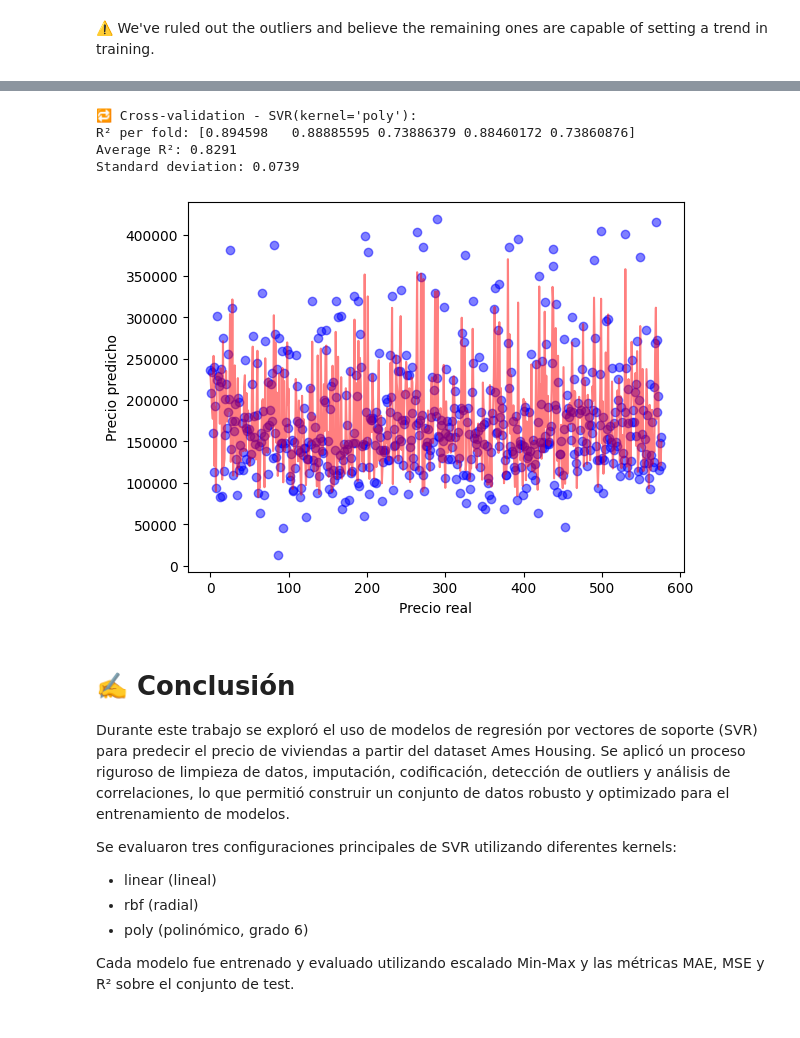
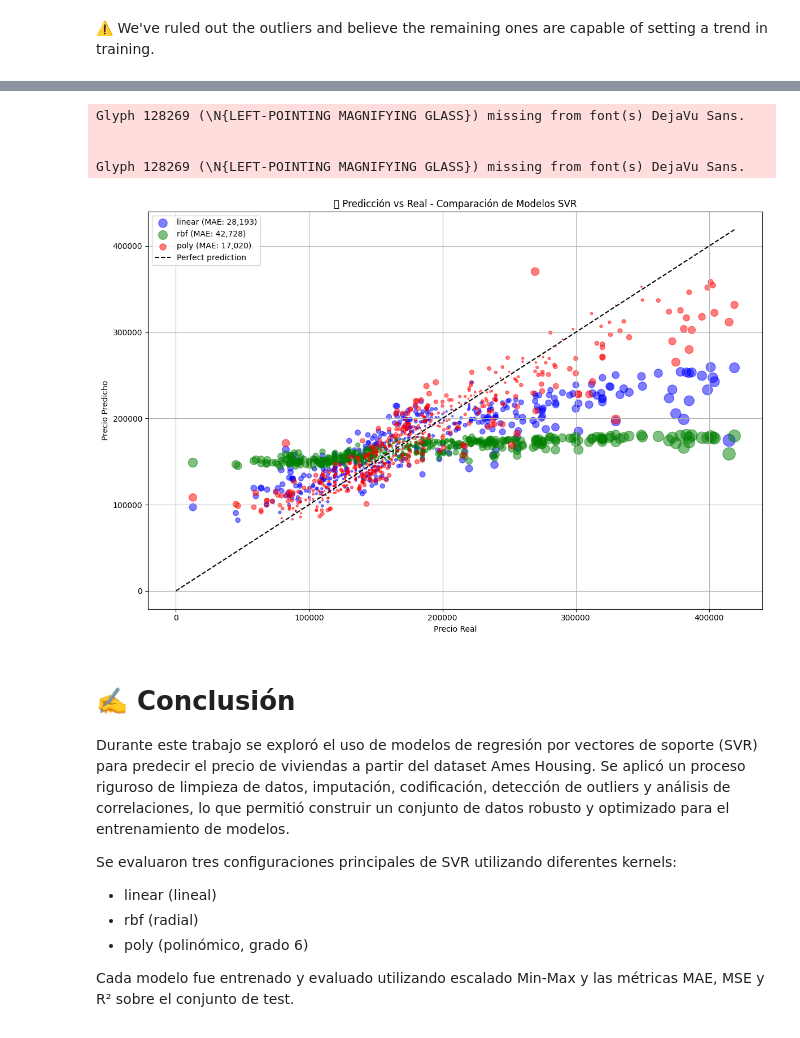
Before and after one commit to hhvergara/ml_clasificacion_regresion, a Jupyter notebook: API3.ipynb, the cells around one changed output, grey strips where cells are left out. Cells and saved outputs as stored; diff of their text form; code cells hidden in the pictures.

```diff
--- a/API3.ipynb
+++ b/API3.ipynb
@@ -461,31 +498,57 @@ Error metrics for poly:
 📏 MSE (SVR poly): 618,606,864.97
 📏 R2 (SVR poly): 0.87
 [figure]
-# %%
-# Create the pipeline with scaling and the polynomial SVR model
-svr_poly_pipeline = Pipeline([
-    ('scaler', MinMaxScaler()),
-    ('svr', svm.SVR(kernel='poly', C=200, gamma='scale', epsilon=0.1, degree=6, coef0=0.01))
-])
-
-# Configure K-Fold with shuffle for better data mixing
-cv = KFold(n_splits=5, shuffle=True, random_state=42)
-
-# Evaluate using R² as the performance metric
-scores = cross_val_score(svr_poly_pipeline, X, y, cv=cv, scoring='r2')
-
-# Display results
-print("🔁 Cross-validation - SVR(kernel='poly'):")
-print("R² per fold:", scores)
-print(f"Average R²: {scores.mean():.4f}")
-print(f"Standard deviation: {scores.std():.4f}")
-plot_results(y_test, y_pred)
-# %% [output]
-🔁 Cross-validation - SVR(kernel='poly'):
-R² per fold: [0.894598   0.88885595 0.73886379 0.88460172 0.73860876]
-Average R²: 0.8291
-Standard deviation: 0.0739
-[figure, removed]
+# %%
+def plot_bubble_predictions(y_test, results_dict):
+    """
+    Displays a bubble chart showing the predictions of multiple models compared to the actual value.
+
+    :param y_test: real values of the target variable
+    :param results_dict: dictionary with the results of the models
+    """
+    plt.figure(figsize=(12, 8))
+
+    # Convert y_test to np.array if in Pandas Series format
+    y_real = np.array(y_test[:len(list(results_dict.values())[0]['y_pred'])])
+
+    colors = {
+        'linear': 'blue',
+        'rbf': 'green',
+        'poly': 'red'
+    }
+
+    for name, result in results_dict.items():
+        y_pred = result['y_pred']
+        error = np.abs(y_real - y_pred)
+
+        plt.scatter(
+            y_real,
+            y_pred,
+            s=error / 1000,  # bubble size proportional to the error
+            alpha=0.5,
+            label=f"{name} (MAE: {mean_absolute_error(y_real, y_pred):,.0f})",
+            color=colors.get(name, 'gray')
+        )
+
+    # Perfect reference line (prediction = actual)
+    max_val = max(y_real.max(), max(res['y_pred'].max() for res in results_dict.values()))
+    plt.plot([0, max_val], [0, max_val], color='black', linestyle='--', label='Perfect prediction')
+
+    plt.title("Prediction vs Real - SVR Model Comparison")
+    plt.xlabel("Real Price")
+    plt.ylabel("Predicted Price")
+    plt.legend()
+    plt.grid(True)
+    plt.tight_layout()
+    plt.show()
+
+plot_bubble_predictions(y_test, results)
+# %% [output]
+Glyph 128269 (\N{LEFT-POINTING MAGNIFYING GLASS}) missing from font(s) DejaVu Sans.
+
+
+Glyph 128269 (\N{LEFT-POINTING MAGNIFYING GLASS}) missing from font(s) DejaVu Sans.
+[figure, added]
 # %% [markdown]
 # ✍️ Conclusión
 
```
Also changed, not shown: parts of 1 cell of this notebook, 1 other file.
